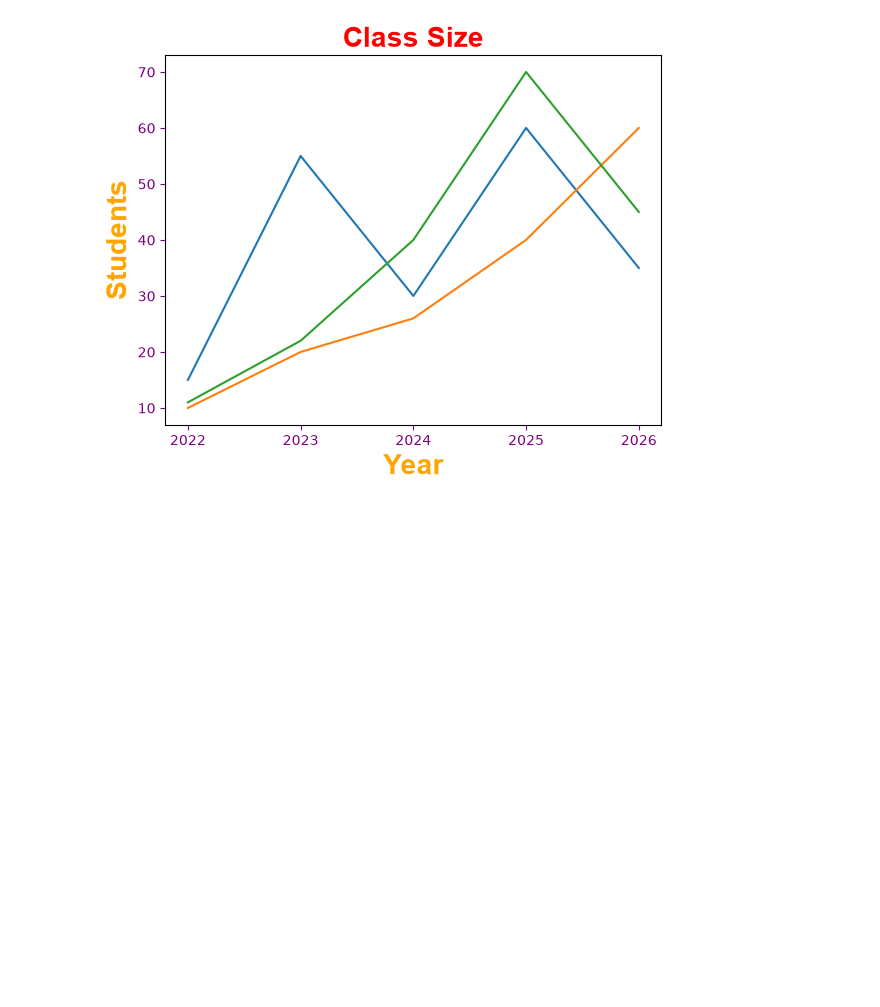
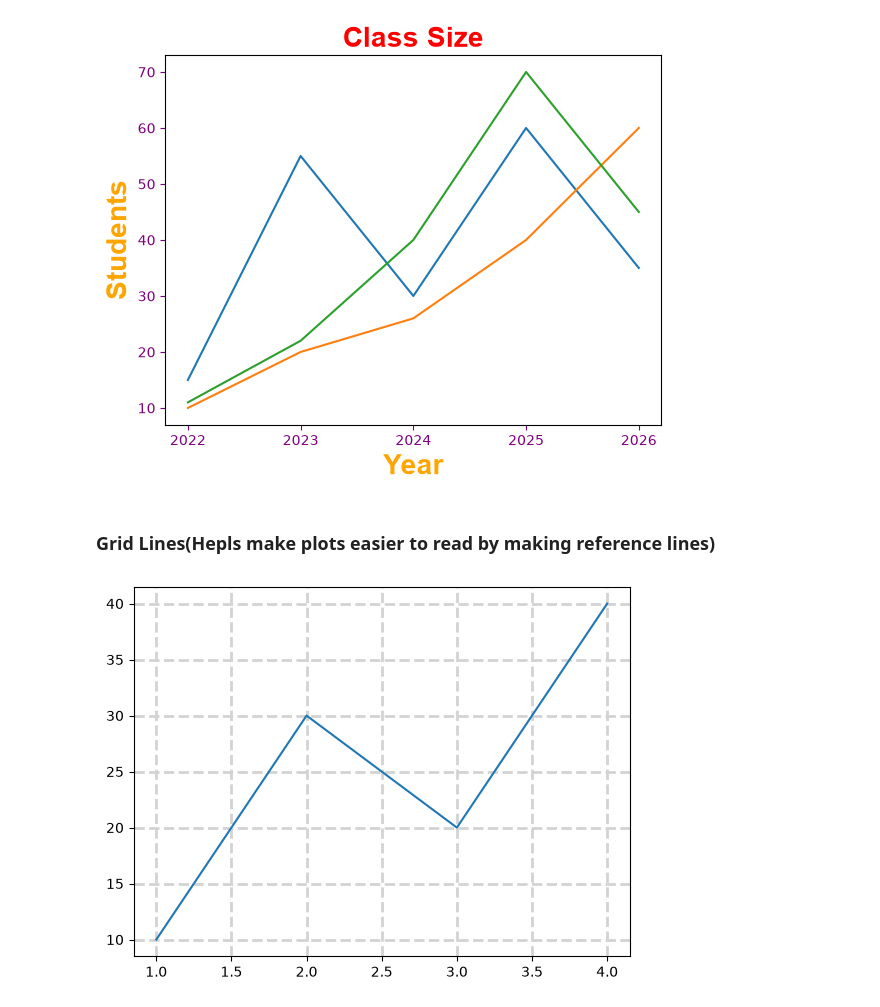
Before and after one commit to areeba-cyber/NumPy, a Jupyter notebook: Matplotlib/main1.ipynb, the cells around one changed output. Drawn from its saved outputs; the diff is of its cells as text; code cells hidden in the pictures; blank space fills up the shorter version.

Commit message:
grid lines

```diff
--- a/Matplotlib/main1.ipynb
+++ b/Matplotlib/main1.ipynb
@@ -50,3 +50,17 @@ plt.xticks(x)
 plt.show()
 # %% [output]
 [figure]
+# %% [markdown]
+### Grid Lines(Hepls make plots easier to read by making reference lines)
+# %%
+x = [1, 2, 3, 4]
+y = [10, 30 , 20, 40]
+
+plt.plot(x,y)
+plt.grid(linewidth= 2,
+         color="lightgray",
+         linestyle="dashed")
+# plt.grid(axis="x")
+plt.show()
+# %% [output]
+[figure, added]
```
